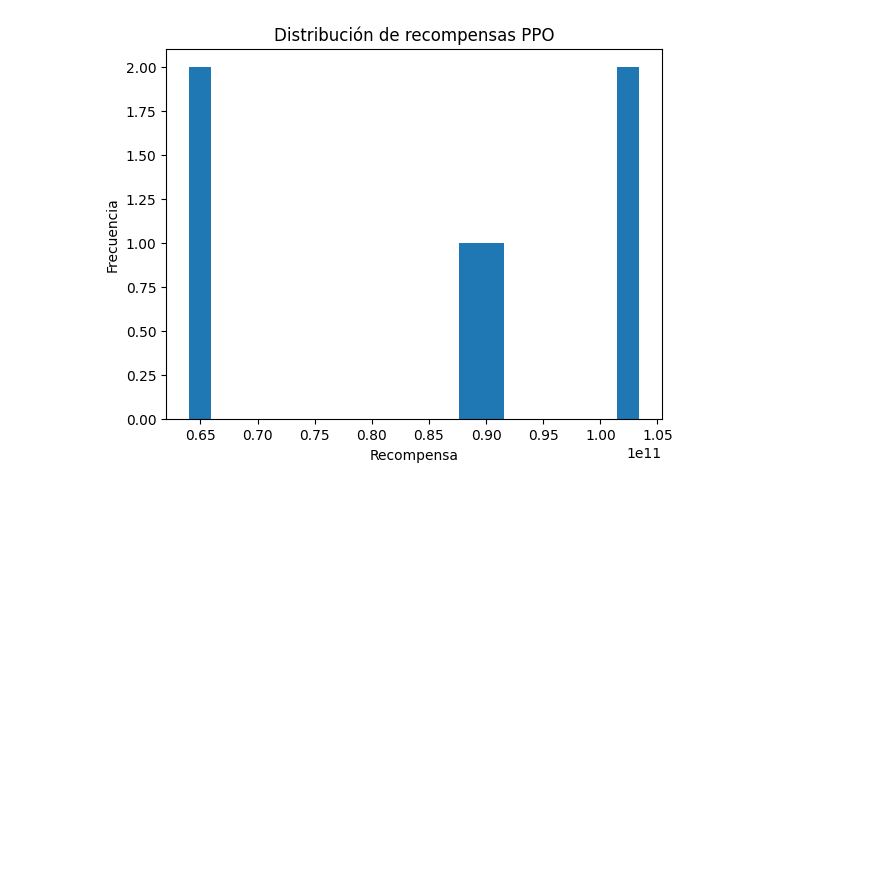
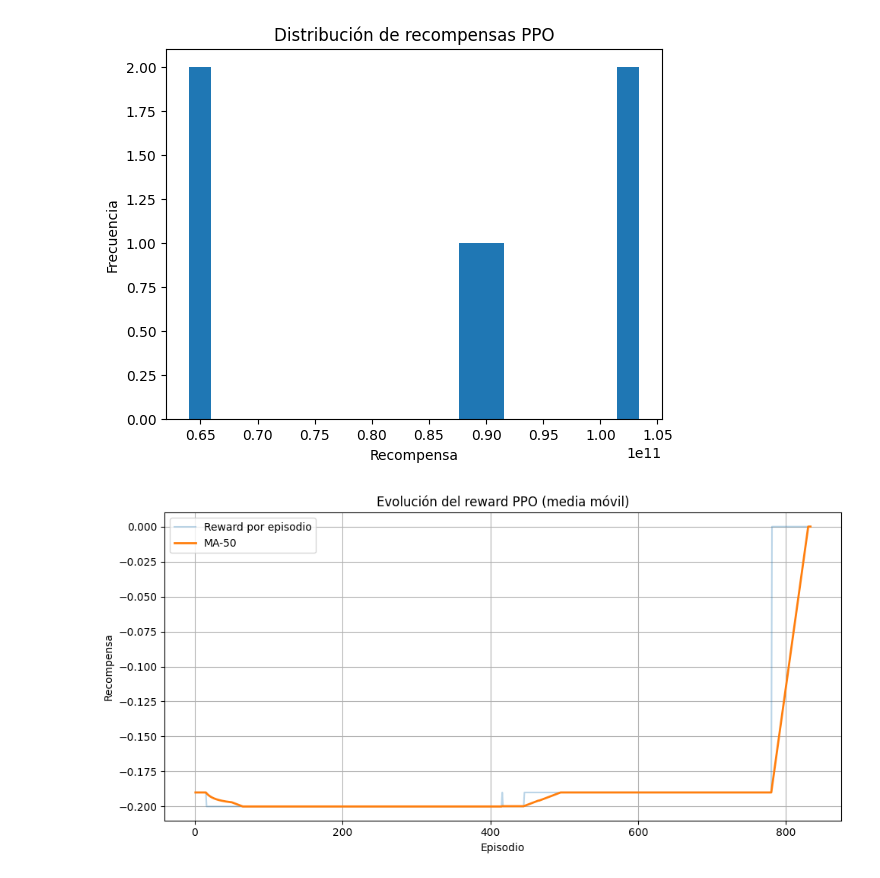
Before and after one commit to jimmygallardo/proyectoar, a Jupyter notebook: procesamiento.ipynb, the cells around one changed output. Saved outputs shown, nothing was run; the diff lists cells and outputs as text; code cells hidden in the pictures; blank space fills up the shorter version.

```diff
--- a/procesamiento.ipynb
+++ b/procesamiento.ipynb
@@ -2339,3 +2500,39 @@ plt.ylabel("Frecuencia")
 plt.show()
 # %% [output]
 [figure]
+# %%
+import pandas as pd
+import matplotlib.pyplot as plt
+
+def graficar_evolucion_ppo(monitor_csv_path: str, window: int = 100):
+    """
+    Grafica la evolución del reward por episodio y su media móvil
+    a partir del archivo generado por Monitor(env, filename=...).
+
+    :param monitor_csv_path: ruta al CSV de Monitor (salta la primera línea).
+    :param window: tamaño de la ventana para la media móvil.
+    """
+    # 1) Leer el CSV (el primer renglón es metadata)
+    df = pd.read_csv(monitor_csv_path, skiprows=1)
+    # Asegúrate de que haya columna 'r' (reward) y opcionalmente 'l' (length).
+    df = df.reset_index(drop=True)
+    df['episode'] = df.index + 1
+
+    # 2) Media móvil sobre reward
+    df['reward_ma'] = df['r'].rolling(window=window, min_periods=1).mean()
+
+    # 3) Graficar
+    plt.figure(figsize=(10, 5))
+    plt.plot(df['episode'], df['r'], alpha=0.3, label='Reward por episodio')
+    plt.plot(df['episode'], df['reward_ma'], linewidth=2, label=f'MA-{window}')
+    plt.xlabel("Episodio")
+    plt.ylabel("Recompensa")
+    plt.title("Evolución del reward PPO (media móvil)")
+    plt.legend()
+    plt.grid(True)
+    plt.tight_layout()
+    plt.show()
+# %%
+graficar_evolucion_ppo("logs/ppo_eval_monitor.csv", window=50)
+# %% [output]
+[figure, added]
```
Also changed, not shown: parts of 8 cells of this notebook.
